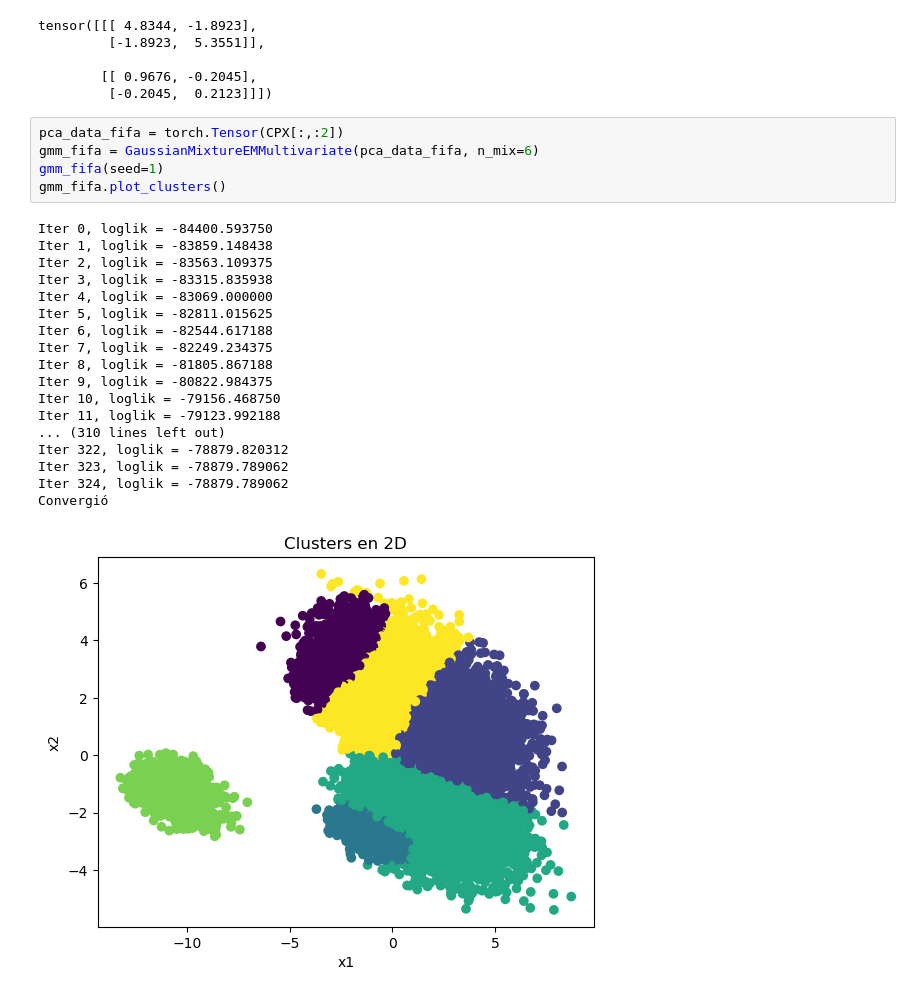
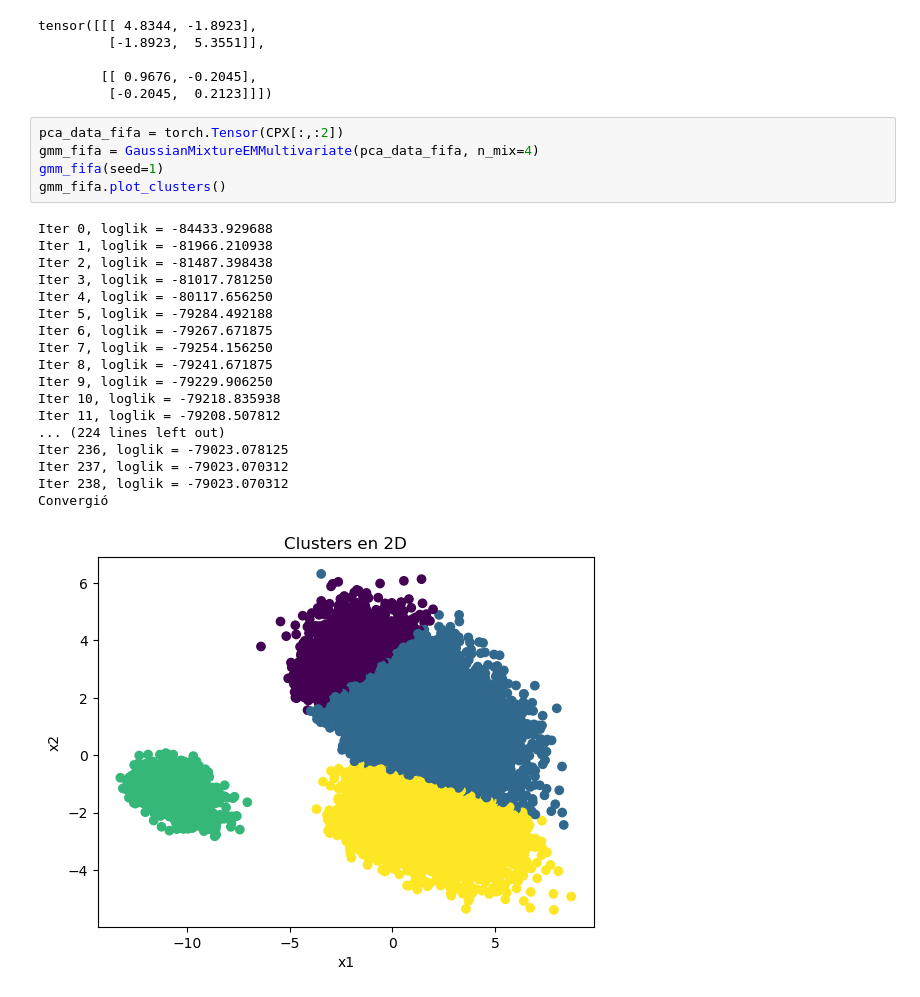
Before and after one commit to yaelrsc/Computaci-n-estad-stica-2026-2, a Jupyter notebook: Proyectos/EM_for_Gaussian_Mixture_Models.ipynb, the cells around one changed output. Saved outputs shown, nothing was run; the diff lists cells and outputs as text.

```diff
--- a/Proyectos/EM_for_Gaussian_Mixture_Models.ipynb
+++ b/Proyectos/EM_for_Gaussian_Mixture_Models.ipynb
@@ -521,28 +536,28 @@ tensor([[[ 4.8344, -1.8923],
          [-0.2045,  0.2123]]])
 # %%
 pca_data_fifa = torch.Tensor(CPX[:,:2])
-gmm_fifa = GaussianMixtureEMMultivariate(pca_data_fifa, n_mix=6)
+gmm_fifa = GaussianMixtureEMMultivariate(pca_data_fifa, n_mix=4)
 gmm_fifa(seed=1)
 gmm_fifa.plot_clusters()
 # %% [output]
-Iter 0, loglik = -84400.593750
-Iter 1, loglik = -83859.148438
-Iter 2, loglik = -83563.109375
-Iter 3, loglik = -83315.835938
-Iter 4, loglik = -83069.000000
-Iter 5, loglik = -82811.015625
-Iter 6, loglik = -82544.617188
-Iter 7, loglik = -82249.234375
-Iter 8, loglik = -81805.867188
-Iter 9, loglik = -80822.984375
-Iter 10, loglik = -79156.468750
-Iter 11, loglik = -79123.992188
-... (310 lines left out)
-Iter 322, loglik = -78879.820312
-Iter 323, loglik = -78879.789062
-Iter 324, loglik = -78879.789062
+Iter 0, loglik = -84433.929688
+Iter 1, loglik = -81966.210938
+Iter 2, loglik = -81487.398438
+Iter 3, loglik = -81017.781250
+Iter 4, loglik = -80117.656250
+Iter 5, loglik = -79284.492188
+Iter 6, loglik = -79267.671875
+Iter 7, loglik = -79254.156250
+Iter 8, loglik = -79241.671875
+Iter 9, loglik = -79229.906250
+Iter 10, loglik = -79218.835938
+Iter 11, loglik = -79208.507812
+... (224 lines left out)
+Iter 236, loglik = -79023.078125
+Iter 237, loglik = -79023.070312
+Iter 238, loglik = -79023.070312
 Convergió
-[figure, old version]
+[figure, new version]
 # %%
 fifa_20['cluster'] = gmm_fifa.predict()
 fifa_20[['short_name','cluster','player_positions', 'overall']].query('cluster==0')
```
Also changed, not shown: parts of 29 cells of this notebook, 4 other files.
